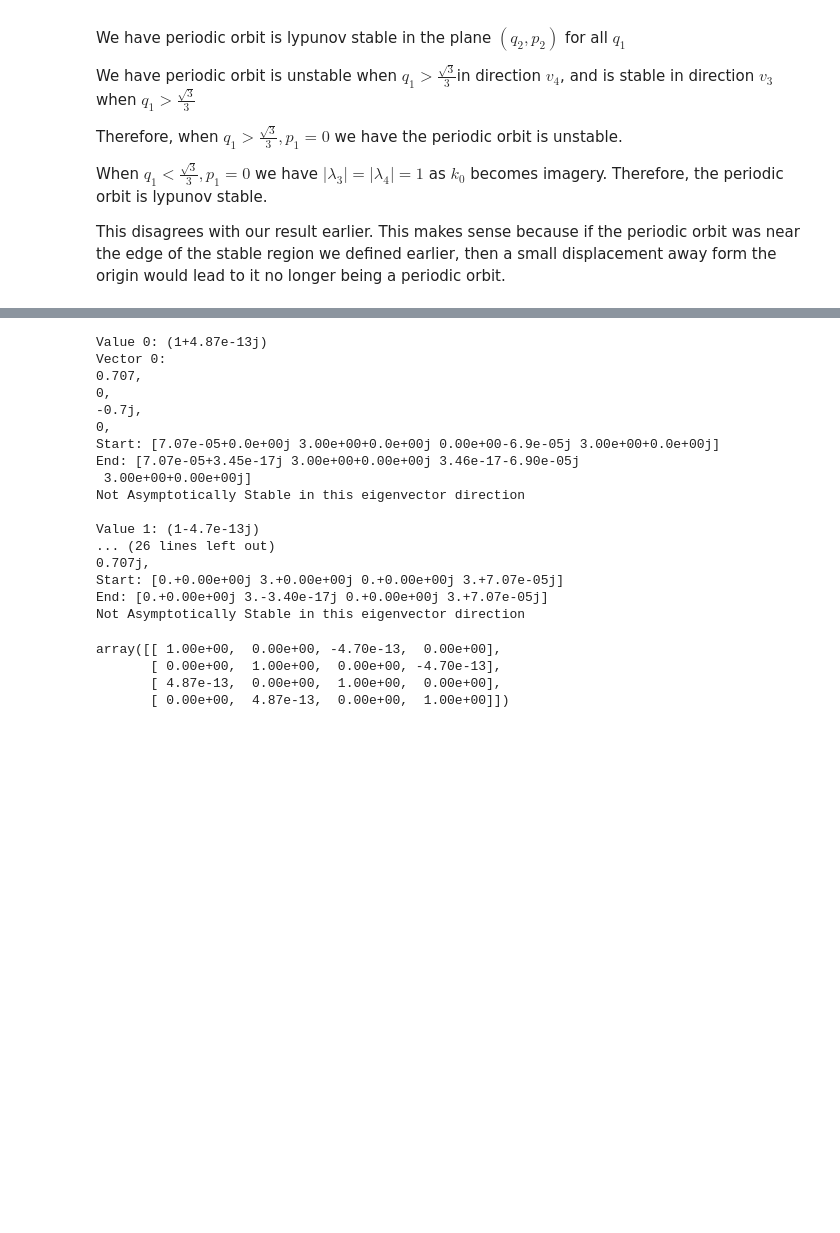
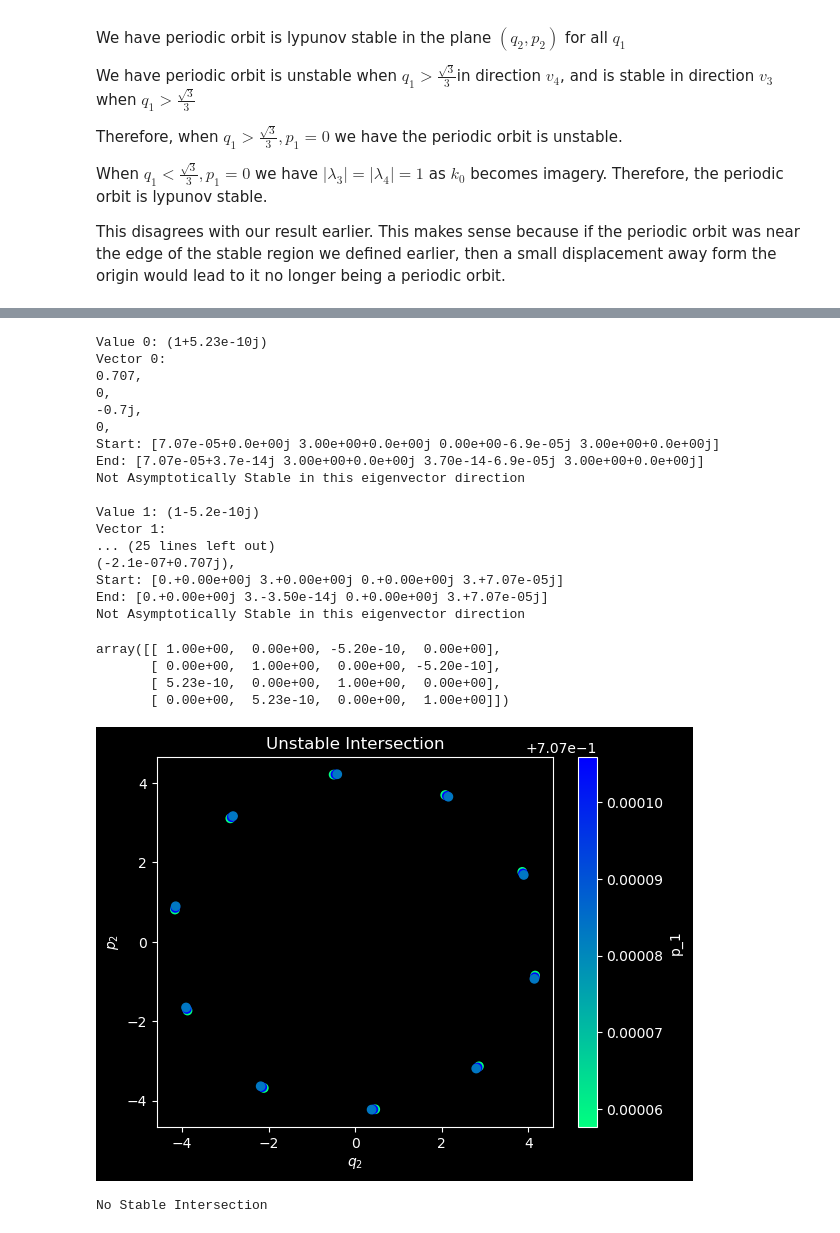
Before and after one commit to Hitthesurf/Helium_Atom, a Jupyter notebook: n-DOF_Hamiltonian_Examples.ipynb, the cells around one changed output, grey strips where cells are left out. Drawn from its saved outputs; the diff is of its cells as text; code cells hidden in the pictures; blank space fills up the shorter version.

```diff
--- a/n-DOF_Hamiltonian_Examples.ipynb
+++ b/n-DOF_Hamiltonian_Examples.ipynb
@@ -845,7 +850,7 @@ def example4and5_with_lin(t, q1, q2, p1, p2, M):
     return np.array([dot_q1, dot_q2, dot_p1, dot_p2, M_dot])
 
 
-ODE = ODEAnalysis(example4and5, example4and5_with_lin, StepOfTime=0.001)
+ODE = ODEAnalysis(example4and5, example4and5_with_lin, StepOfTime=0.01)
 # %%
 # Period orbit at origin
 ODE.ShowEigen(2*np.pi, [0, 0, 0, 0], IntegrateOnOrbit=True)
@@ -919,24 +924,32 @@ array([[ 3.61e+03,  0.00e+00,  2.56e+03,  0.00e+00],
 ODE.ShowEigen(2*np.pi, [0,3,0,3],IntegrateOnOrbit = True)
 ODE.getMonoDromy(np.pi*2, [0, 3, 0, 3])
 # %% [output]
-Value 0: (1+4.87e-13j)
+Value 0: (1+5.23e-10j)
 Vector 0:
 0.707,
 0,
 -0.7j,
 0,
 Start: [7.07e-05+0.0e+00j 3.00e+00+0.0e+00j 0.00e+00-6.9e-05j 3.00e+00+0.0e+00j]
-End: [7.07e-05+3.45e-17j 3.00e+00+0.00e+00j 3.46e-17-6.90e-05j
- 3.00e+00+0.00e+00j]
+End: [7.07e-05+3.7e-14j 3.00e+00+0.0e+00j 3.70e-14-6.9e-05j 3.00e+00+0.0e+00j]
 Not Asymptotically Stable in this eigenvector direction
 
-Value 1: (1-4.7e-13j)
-... (26 lines left out)
-0.707j,
+Value 1: (1-5.2e-10j)
+Vector 1:
+... (25 lines left out)
+(-2.1e-07+0.707j),
 Start: [0.+0.00e+00j 3.+0.00e+00j 0.+0.00e+00j 3.+7.07e-05j]
-End: [0.+0.00e+00j 3.-3.40e-17j 0.+0.00e+00j 3.+7.07e-05j]
+End: [0.+0.00e+00j 3.-3.50e-14j 0.+0.00e+00j 3.+7.07e-05j]
 Not Asymptotically Stable in this eigenvector direction
-array([[ 1.00e+00,  0.00e+00, -4.70e-13,  0.00e+00],
-       [ 0.00e+00,  1.00e+00,  0.00e+00, -4.70e-13],
-       [ 4.87e-13,  0.00e+00,  1.00e+00,  0.00e+00],
-       [ 0.00e+00,  4.87e-13,  0.00e+00,  1.00e+00]])
+array([[ 1.00e+00,  0.00e+00, -5.20e-10,  0.00e+00],
+       [ 0.00e+00,  1.00e+00,  0.00e+00, -5.20e-10],
+       [ 5.23e-10,  0.00e+00,  1.00e+00,  0.00e+00],
+       [ 0.00e+00,  5.23e-10,  0.00e+00,  1.00e+00]])
+# %%
+#Here is an intercection of the energy surface q_1 = 0, p_1>=0. With the unstable and stable manifolds
+#of the unstable periodic orbits.
+#0.97399
+ODE.Intersection(2*np.pi,[-1,3,0,3])
+# %% [output]
+[figure, added]
+No Stable Intersection
```
Also changed, not shown: parts of 12 cells of this notebook, 4 other files.
